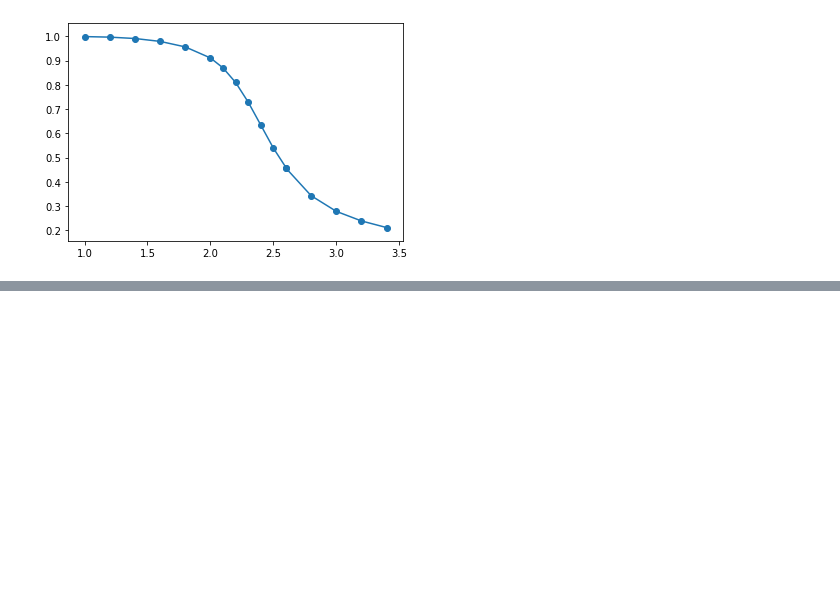
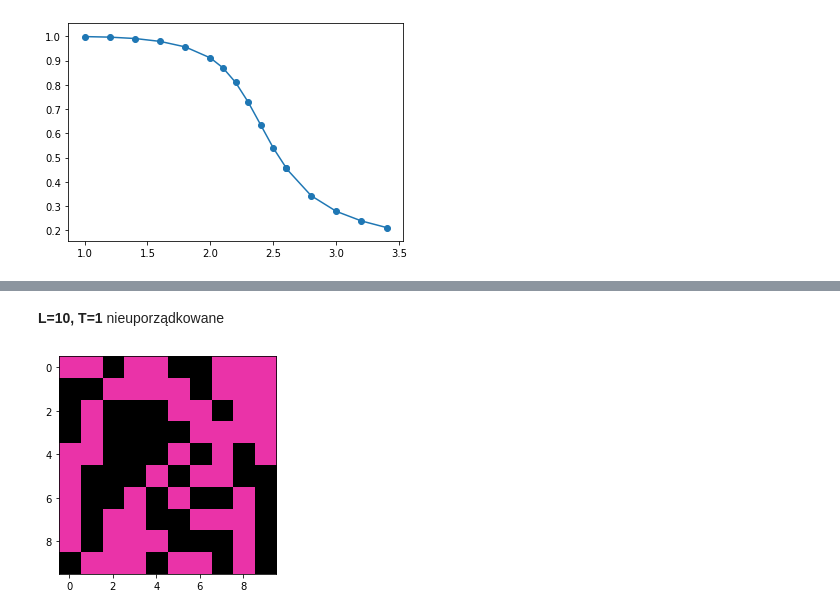
Before and after one commit to Swinkawkrawacie/Fizyka-ukladow-zlozonych, a Jupyter notebook: Generowanie_danych.ipynb, the cells around one changed output, grey strips where cells are left out. Saved outputs shown, nothing was run; the diff lists cells and outputs as text; code cells hidden in the pictures; blank space fills up the shorter version.

```diff
--- a/Generowanie_danych.ipynb
+++ b/Generowanie_danych.ipynb
@@ -271,0 +278,8 @@ plt.show()
+# %% [markdown]
+**L=10, T=1** nieuporządkowane
+# %%
+L10_T1_uno = np.load(r'C:\\Users\\mazur\\OneDrive\\Dokumenty\\GitHub\\Fizyka-ukladow-zlozonych\\dane\\L10_T1_uno.npy', allow_pickle=True)
+plt.imshow(L10_T1_uno[0], cmap=col_map)
+plt.show()
+# %% [output]
+[figure, added]
```
Also changed, not shown: parts of 25 cells of this notebook, 1 other file.
